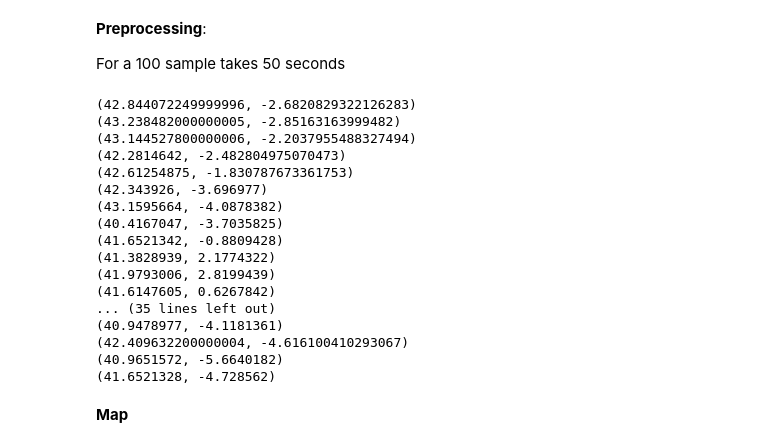
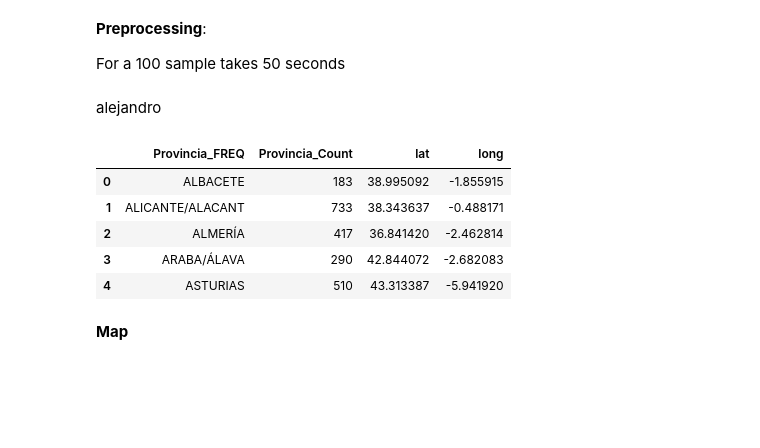
Before and after one commit to alejandrovalde/capstoneProjectLineox, a Jupyter notebook: stream_map.ipynb, the cells around one changed output. Cells and saved outputs as stored; diff of their text form; code cells hidden in the pictures; blank space fills up the shorter version.

```diff
--- a/stream_map.ipynb
+++ b/stream_map.ipynb
@@ -37,22 +37,5 @@ df_sample['Latitude'], df_sample['Longitude'] = zip(*df_sample.apply(lambda x: g
 # %%
 l = df['Provincia_FREQ'].unique().tolist()
+geo = []
 for pro in l:
-    print(get_coordinates(pro))
+    geo.append(get_coordinates(pro))
-# %% [output]
-(42.844072249999996, -2.6820829322126283)
-(43.238482000000005, -2.85163163999482)
-(43.144527800000006, -2.2037955488327494)
-(42.2814642, -2.482804975070473)
-(42.61254875, -1.830787673361753)
-(42.343926, -3.696977)
-(43.1595664, -4.0878382)
-(40.4167047, -3.7035825)
-(41.6521342, -0.8809428)
-(41.3828939, 2.1774322)
-(41.9793006, 2.8199439)
-(41.6147605, 0.6267842)
-... (35 lines left out)
-(40.9478977, -4.1181361)
-(42.409632200000004, -4.616100410293067)
-(40.9651572, -5.6640182)
-(41.6521328, -4.728562)
@@ -72,6 +60,25 @@ df_agg.rename(columns={'Num_Radiolinks': 'Municipio_Count'}, inplace=True)
 # add the 'Municipio_Count' from df_agg to the df_sample joining by 'Municipio'
 
 df_sample = pd.merge(df_sample, df_agg, on='Provincia_FREQ')
+# %% [markdown]
+alejandro
+# %%
+import pandas as pd
+import numpy as np
+
+# read data from csv file
+df = pd.read_csv('data.csv')
+dfProvi = pd.read_csv('provincias.csv')
+df = df.groupby(['Provincia_FREQ'], as_index=False)['Ref'].count().rename(columns={'Ref': 'Provincia_Count'})
+df = pd.merge(df, dfProvi, left_on='Provincia_FREQ', right_on='provincias').drop('provincias', axis=1)
+df.head()
+# %% [output]
+|  | Provincia_FREQ | Provincia_Count | lat | long |
+| 0 | ALBACETE | 183 | 38.995092 | -1.855915 |
+| 1 | ALICANTE/ALACANT | 733 | 38.343637 | -0.488171 |
+| 2 | ALMERÍA | 417 | 36.841420 | -2.462814 |
+| 3 | ARABA/ÁLAVA | 290 | 42.844072 | -2.682083 |
+| 4 | ASTURIAS | 510 | 43.313387 | -5.941920 |
 # %% [markdown]
 __Map__
 # %%
```
Also changed, not shown: parts of 3 cells of this notebook, 5 other files.
